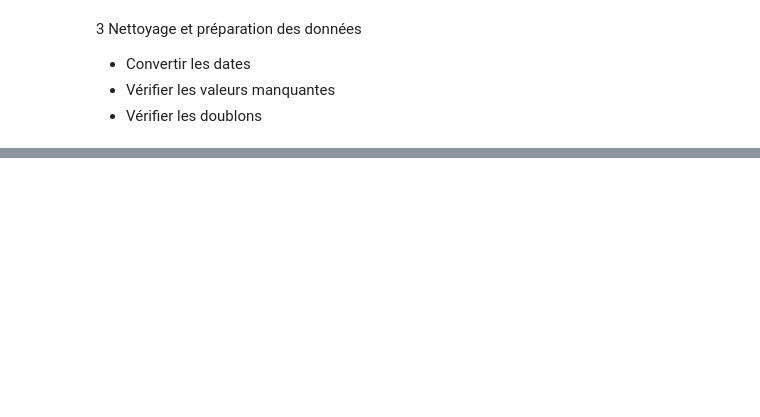
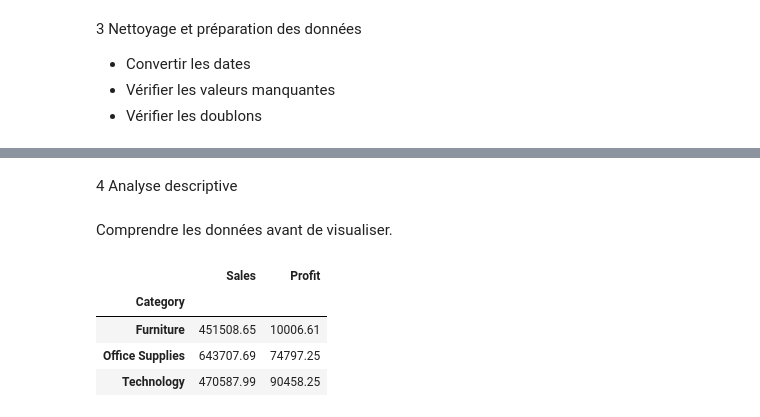
Before and after one commit to naimanm/projetn, a Jupyter notebook: Main/BusinessIntelligence.ipynb, the cells around one changed output, grey strips where cells are left out. Drawn from its saved outputs; the diff is of its cells as text; code cells hidden in the pictures; blank space fills up the shorter version.

```diff
--- a/Main/BusinessIntelligence.ipynb
+++ b/Main/BusinessIntelligence.ipynb
@@ -49,0 +68,13 @@ memory usage: 1.0+ MB
+# %% [markdown]
+4 Analyse descriptive
+# %% [markdown]
+Comprendre les données avant de visualiser.
+# %%
+# Ventes Total et bénéfices Total par catégorie
+round(df.groupby('Category')[['Sales','Profit']].sum(), 2)
+# %% [output]
+|  | Sales | Profit |
+| Category |  |  |
+| Furniture | 451508.65 | 10006.61 |
+| Office Supplies | 643707.69 | 74797.25 |
+| Technology | 470587.99 | 90458.25 |
```
Also changed, not shown: parts of 5 cells of this notebook.
